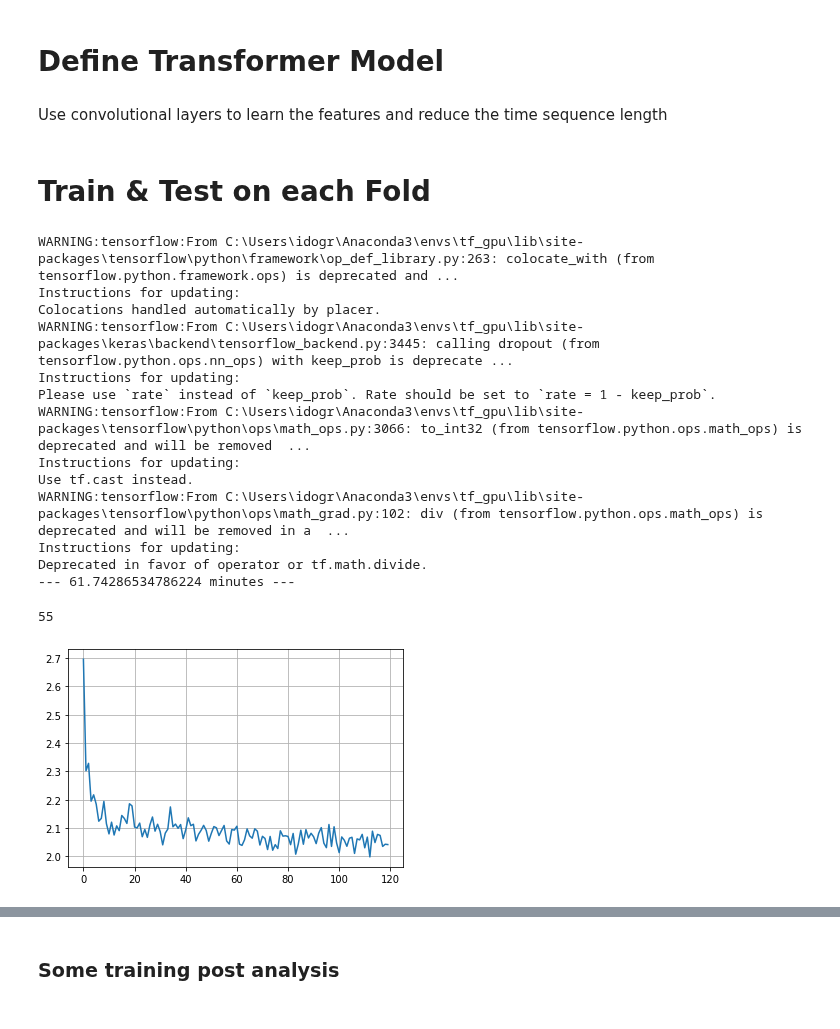
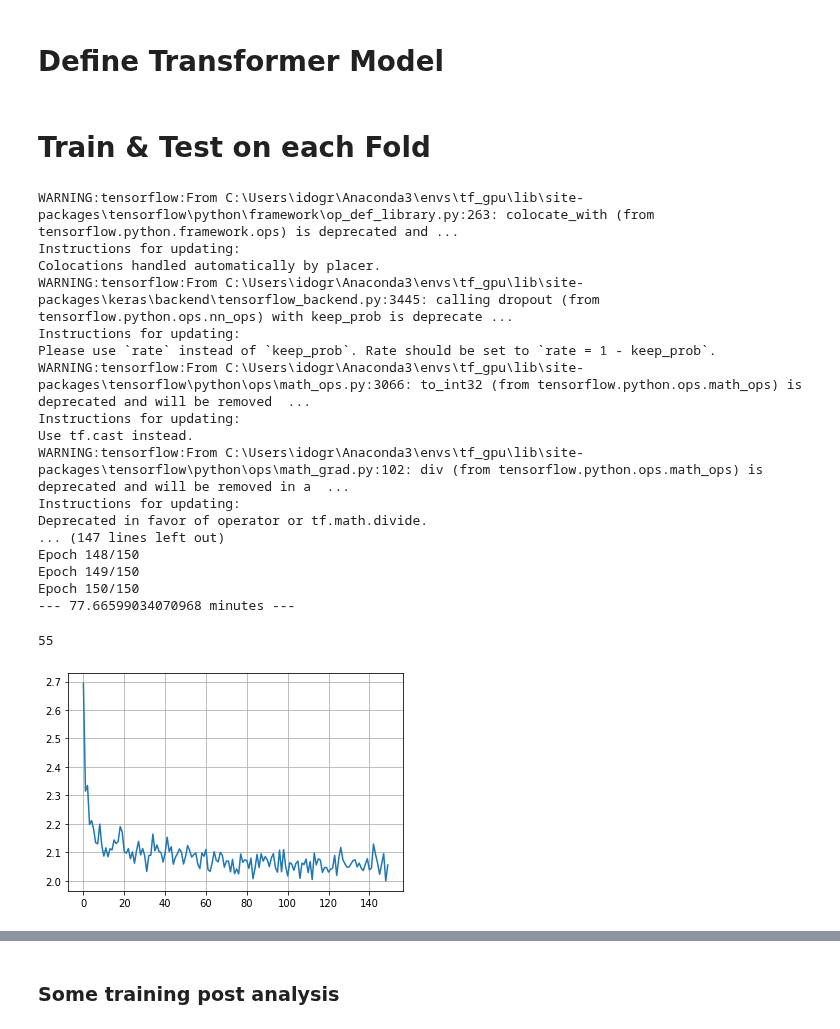
Before and after one commit to ido90/Earthquakes, a Jupyter notebook: Transformer/transformer-network_max_train.ipynb, the cells around one changed output, grey strips where cells are left out. Drawn from its saved outputs; the diff is of its cells as text; code cells hidden in the pictures.

```diff
--- a/Transformer/transformer-network_max_train.ipynb
+++ b/Transformer/transformer-network_max_train.ipynb
@@ -234,8 +225,6 @@ class EarthQuakeRandom(keras.utils.Sequence):
         return np.expand_dims(x_batch, axis=2), y_batch
 # %% [markdown]
 # Define Transformer Model
-# %% [markdown]
-Use convolutional layers to learn the features and reduce the time sequence length
 # %%
 # https://www.kaggle.com/shujian/transformer-with-lstm
 
@@ -432,7 +421,7 @@ if DO_TRAIN:
     start_time = time.time()
     hist = model.fit_generator(
         generator =  train_gen,
-        epochs = 120, # 150,
+        epochs = 150, # 150,
         verbose = 1
     )
     print("--- %s minutes ---" % ((time.time() - start_time)/60))
@@ -462,35 +451,39 @@ else:
 #     valid_preds = np.squeeze(model.predict(valid_segs))
 #     outliers = np.sum(np.logical_or(valid_preds<0, valid_preds>16.5))
 #     print(f'Predictions not in [0,16.5]:\t{outliers:d} ({100*outliers/len(valid_preds):.1f}%)')
 #     cropped_preds = np.maximum(np.minimum(valid_preds, 16.5), 0)
 #     MAE.append(np.mean(np.abs(valid_preds-valid_ys)))
 #     print(f'MAE ({i:d}):\t{MAE[-1]:.3f}')
 #     preds[FOLDS.loc[FOLDS['fold']==i,'i'].values] = valid_preds
 
 del train_gen
 gc.collect()
 
 
 # with open('transformer_predictions.pkl','wb') as fd:
 #     pkl.dump(preds, fd)
 # print(f'MAE (Total):\t{np.mean(np.abs(preds-ys)):.3f}')
 # print(MAE)
 # %% [output]
 WARNING:tensorflow:From C:\Users\idogr\Anaconda3\envs\tf_gpu\lib\site-packages\tensorflow\python\framework\op_def_library.py:263: colocate_with (from tensorflow.python.framework.ops) is deprecated and ...
 Instructions for updating:
 Colocations handled automatically by placer.
 WARNING:tensorflow:From C:\Users\idogr\Anaconda3\envs\tf_gpu\lib\site-packages\keras\backend\tensorflow_backend.py:3445: calling dropout (from tensorflow.python.ops.nn_ops) with keep_prob is deprecate ...
 Instructions for updating:
 Please use `rate` instead of `keep_prob`. Rate should be set to `rate = 1 - keep_prob`.
 WARNING:tensorflow:From C:\Users\idogr\Anaconda3\envs\tf_gpu\lib\site-packages\tensorflow\python\ops\math_ops.py:3066: to_int32 (from tensorflow.python.ops.math_ops) is deprecated and will be removed  ...
 Instructions for updating:
 Use tf.cast instead.
 WARNING:tensorflow:From C:\Users\idogr\Anaconda3\envs\tf_gpu\lib\site-packages\tensorflow\python\ops\math_grad.py:102: div (from tensorflow.python.ops.math_ops) is deprecated and will be removed in a  ...
 Instructions for updating:
 Deprecated in favor of operator or tf.math.divide.
---- 61.74286534786224 minutes ---
+... (147 lines left out)
+Epoch 148/150
+Epoch 149/150
+Epoch 150/150
+--- 77.66599034070968 minutes ---
 55
-[figure, old version]
+[figure, new version]
 # %%
 print(model.summary())
 # %% [output]
```
Also changed, not shown: parts of 10 cells of this notebook, 3 other files.
